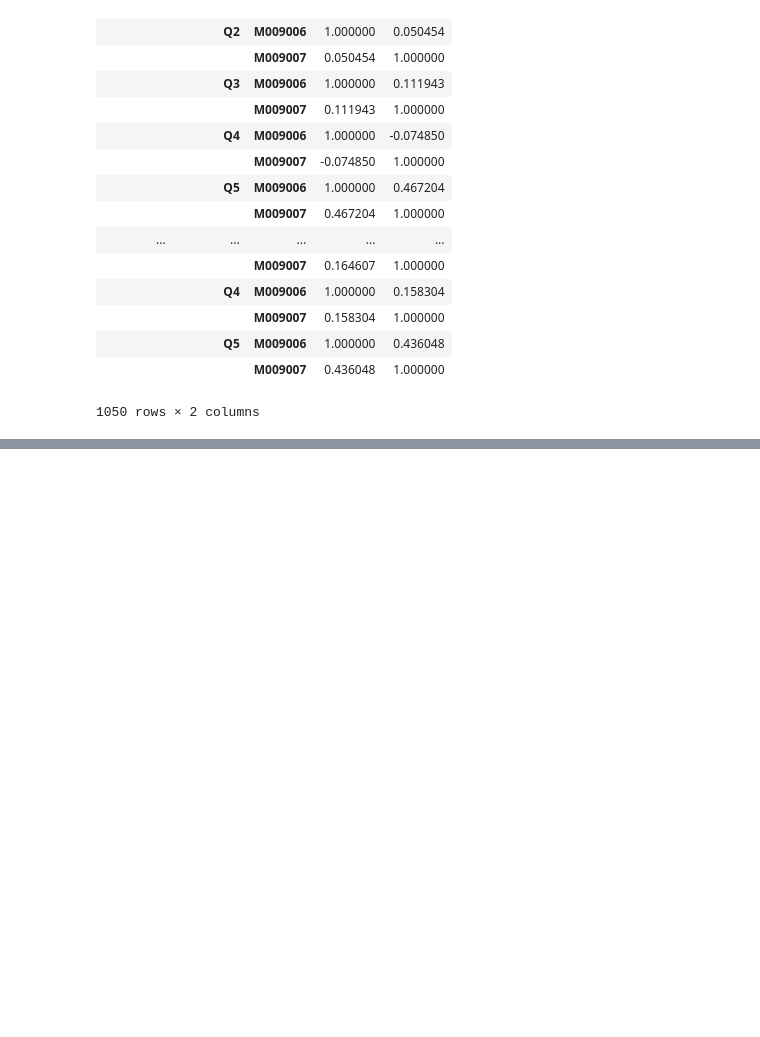
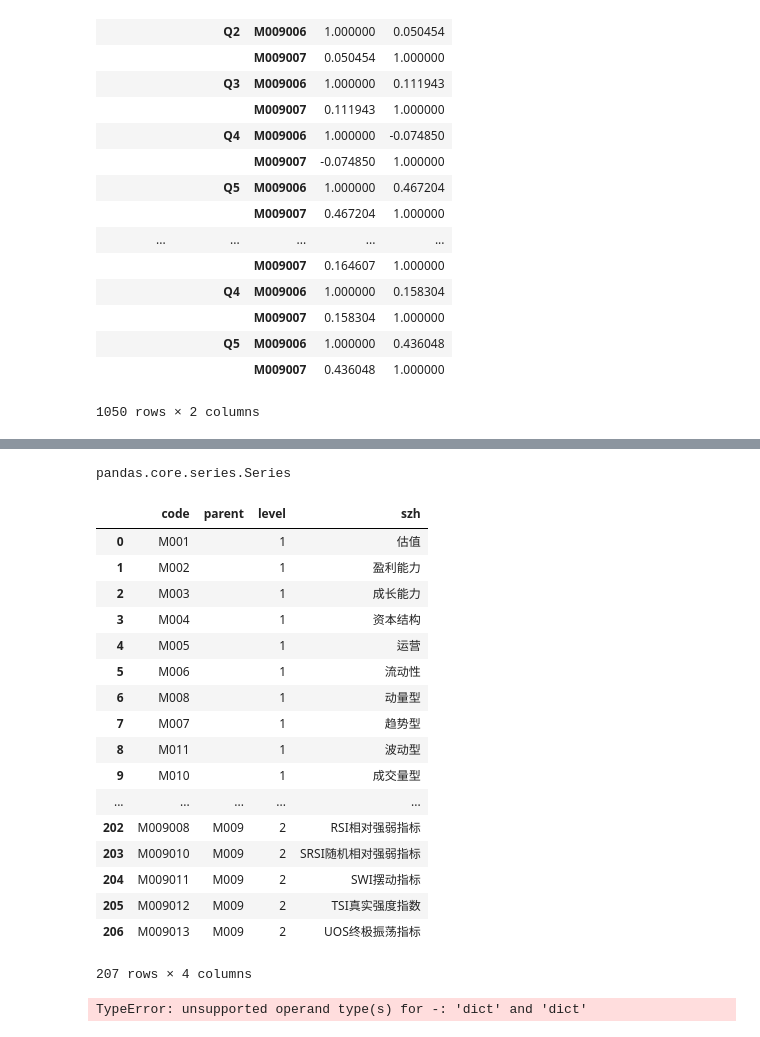
Before and after one commit to LUS8806/csf-factors, a Jupyter notebook: Untitled.ipynb, the cells around one changed output, grey strips where cells are left out. Drawn from its saved outputs; the diff is of its cells as text; code cells hidden in the pictures; blank space fills up the shorter version.

```diff
--- a/Untitled.ipynb
+++ b/Untitled.ipynb
@@ -203,0 +212,4 @@ ans
+# %%
+type(a[0])
+# %% [output]
+pandas.core.series.Series
@@ -203,0 +218,21 @@ ans
+# %%
+csf.get_stock_factor_list()
+# %% [output]
+|  | code | parent | level | szh |
+| 0 | M001 |  | 1 | 估值 |
+| 1 | M002 |  | 1 | 盈利能力 |
+| 2 | M003 |  | 1 | 成长能力 |
+| 3 | M004 |  | 1 | 资本结构 |
+| 4 | M005 |  | 1 | 运营 |
+| 5 | M006 |  | 1 | 流动性 |
+| 6 | M008 |  | 1 | 动量型 |
+| 7 | M007 |  | 1 | 趋势型 |
+| 8 | M011 |  | 1 | 波动型 |
+| 9 | M010 |  | 1 | 成交量型 |
+| ... | ... | ... | ... | ... |
+| 202 | M009008 | M009 | 2 | RSI相对强弱指标 |
+| 203 | M009010 | M009 | 2 | SRSI随机相对强弱指标 |
+| 204 | M009011 | M009 | 2 | SWI摆动指标 |
+| 205 | M009012 | M009 | 2 | TSI真实强度指数 |
+| 206 | M009013 | M009 | 2 | UOS终极振荡指标 |
+207 rows × 4 columns
@@ -203,0 +242,4 @@ ans
+# %%
+dict_a - dict_b
+# %% [output]
+TypeError: unsupported operand type(s) for -: 'dict' and 'dict'
```
Also changed, not shown: parts of 17 cells of this notebook, 3 other files.
